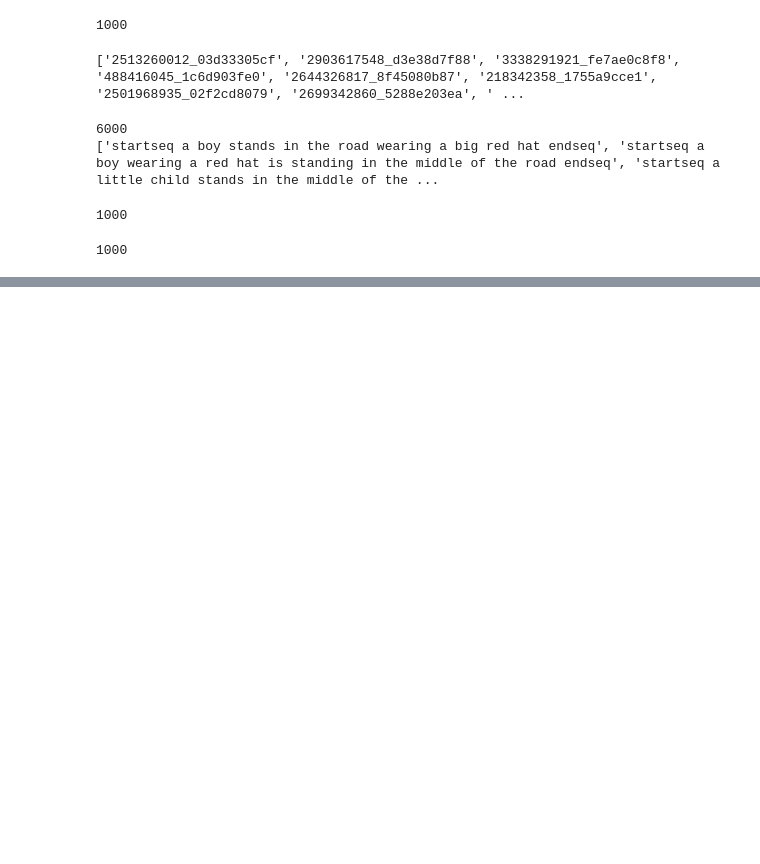
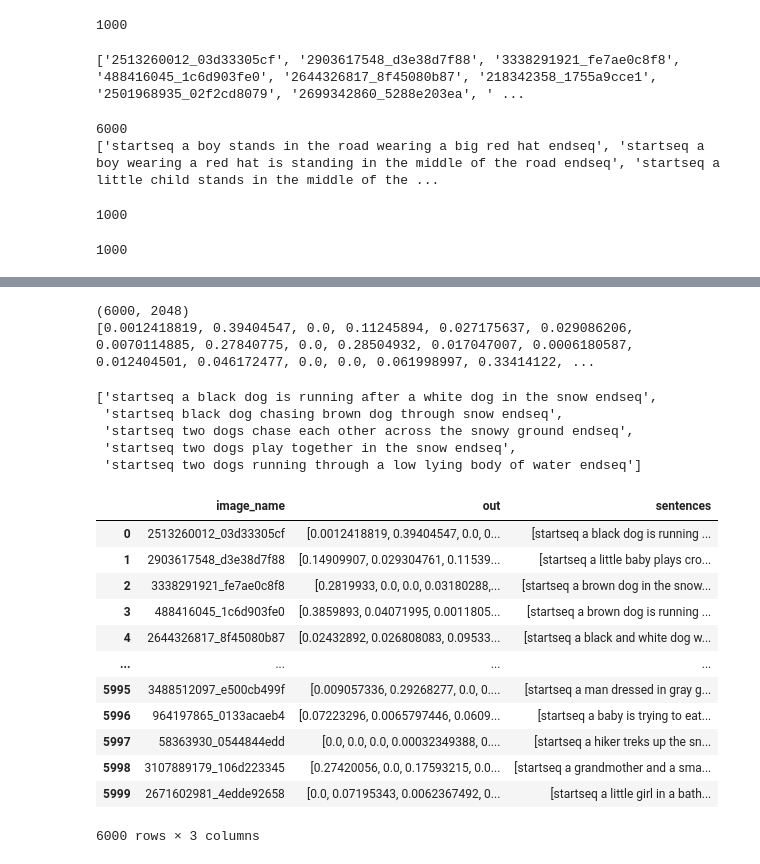
Before and after one commit to deeplearningexplore/ImageCaptioning, a Jupyter notebook: caption_generation.ipynb, the cells around one changed output, grey strips where cells are left out. Drawn from its saved outputs; the diff is of its cells as text; code cells hidden in the pictures; blank space fills up the shorter version.

```diff
--- a/caption_generation.ipynb
+++ b/caption_generation.ipynb
@@ -174,0 +192,6 @@ print(len(test_dataset))
+# %%
+model = tf.keras.applications.Xception(
+    include_top=True,
+    weights="imagenet",
+)
+model_new = tf.keras.Model(inputs = model.input, outputs = model.layers[-2].output)
@@ -174,0 +238,6 @@ print(len(test_dataset))
+# %%
+print(np.array(train_df["out"].to_list()).shape)
+print(train_df.iloc[0]["out"])
+# %% [output]
+(6000, 2048)
+[0.0012418819, 0.39404547, 0.0, 0.11245894, 0.027175637, 0.029086206, 0.0070114885, 0.27840775, 0.0, 0.28504932, 0.017047007, 0.0006180587, 0.012404501, 0.046172477, 0.0, 0.0, 0.061998997, 0.33414122, ...
@@ -174,0 +246,24 @@ print(len(test_dataset))
+# %%
+train_df.iloc[0]["sentences"]
+# %% [output]
+['startseq a black dog is running after a white dog in the snow endseq',
+ 'startseq black dog chasing brown dog through snow endseq',
+ 'startseq two dogs chase each other across the snowy ground endseq',
+ 'startseq two dogs play together in the snow endseq',
+ 'startseq two dogs running through a low lying body of water endseq']
+# %%
+train_df
+# %% [output]
+|  | image_name | out | sentences |
+| 0 | 2513260012_03d33305cf | [0.0012418819, 0.39404547, 0.0, 0... | [startseq a black dog is running ... |
+| 1 | 2903617548_d3e38d7f88 | [0.14909907, 0.029304761, 0.11539... | [startseq a little baby plays cro... |
+| 2 | 3338291921_fe7ae0c8f8 | [0.2819933, 0.0, 0.0, 0.03180288,... | [startseq a brown dog in the snow... |
+| 3 | 488416045_1c6d903fe0 | [0.3859893, 0.04071995, 0.0011805... | [startseq a brown dog is running ... |
+| 4 | 2644326817_8f45080b87 | [0.02432892, 0.026808083, 0.09533... | [startseq a black and white dog w... |
+| ... | ... | ... | ... |
+| 5995 | 3488512097_e500cb499f | [0.009057336, 0.29268277, 0.0, 0.... | [startseq a man dressed in gray g... |
+| 5996 | 964197865_0133acaeb4 | [0.07223296, 0.0065797446, 0.0609... | [startseq a baby is trying to eat... |
+| 5997 | 58363930_0544844edd | [0.0, 0.0, 0.0, 0.00032349388, 0.... | [startseq a hiker treks up the sn... |
+| 5998 | 3107889179_106d223345 | [0.27420056, 0.0, 0.17593215, 0.0... | [startseq a grandmother and a sma... |
+| 5999 | 2671602981_4edde92658 | [0.0, 0.07195343, 0.0062367492, 0... | [startseq a little girl in a bath... |
+6000 rows × 3 columns
```
Also changed, not shown: parts of 18 cells of this notebook.
